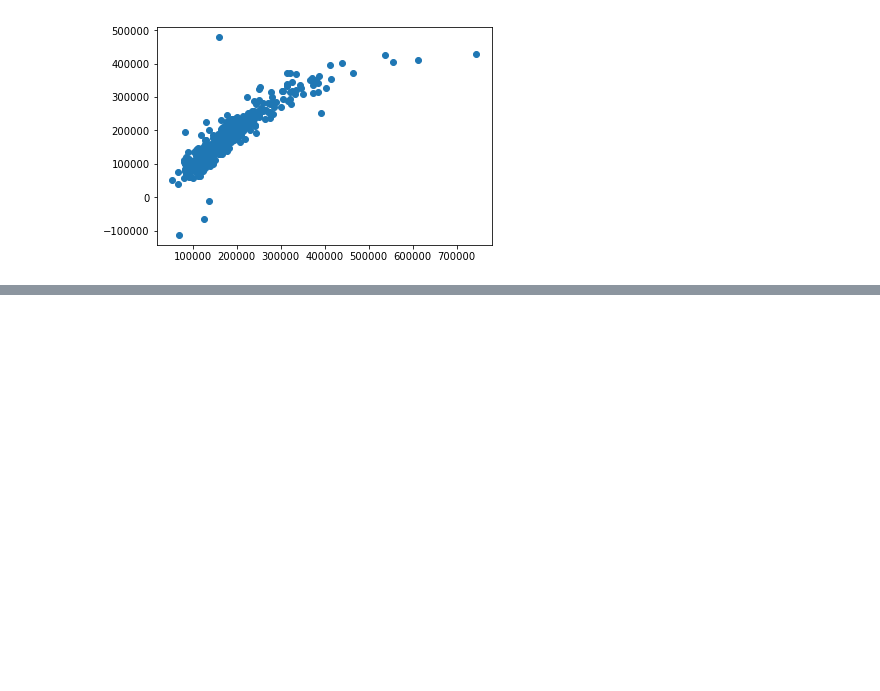
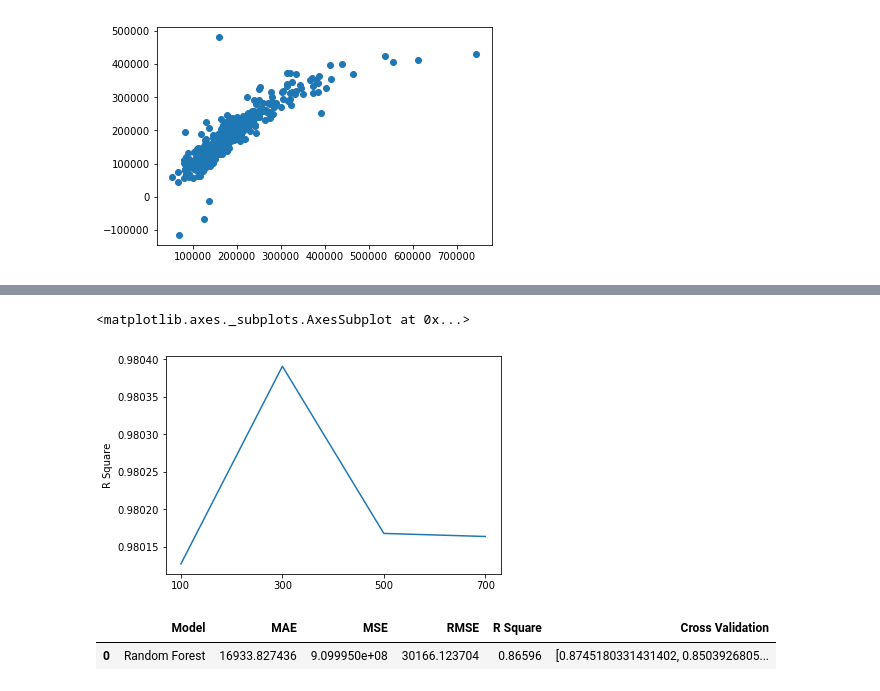
Before and after one commit to QIUYAN08042/NZseek_project, a Jupyter notebook: ML_House_price/House_Price_Pre.ipynb, the cells around one changed output, grey strips where cells are left out. Saved outputs shown, nothing was run; the diff lists cells and outputs as text; code cells hidden in the pictures; blank space fills up the shorter version.

Commit message:
update randomforestregressor

```diff
--- a/ML_House_price/House_Price_Pre.ipynb
+++ b/ML_House_price/House_Price_Pre.ipynb
@@ -444,0 +489,6 @@ from sklearn.preprocessing import PolynomialFeatures
+# %%
+estimators=['100','300','500','700']
+
+df_rf_test = pd.DataFrame(index=estimators,columns=['MAE','MSE','RMSE','R Square'])
+
+df_rf_train = pd.DataFrame(index=estimators,columns=['MAE','MSE','RMSE','R Square'])
@@ -444,0 +518,12 @@ from sklearn.preprocessing import PolynomialFeatures
+# %%
+sns.lineplot(data=df_rf_train,x=df_rf_train.index,y=df_rf_train['R Square'].astype(float))
+# %% [output]
+<matplotlib.axes._subplots.AxesSubplot at 0x...>
+[figure, added]
+# %%
+evaluate_df_rf = pd.DataFrame(data=[["Random Forest",*evaluate(y_test,pred_test_rf),cross_val(RandomForestRegressor())]],
+                      columns=['Model','MAE','MSE','RMSE','R Square','Cross Validation'])#We can use this function to see the rating of the model.
+evaluate_df_rf
+# %% [output]
+|  | Model | MAE | MSE | RMSE | R Square | Cross Validation |
+| 0 | Random Forest | 16933.827436 | 9.099950e+08 | 30166.123704 | 0.86596 | [0.8745180331431402, 0.8503926805... |
```
Also changed, not shown: parts of 21 cells of this notebook.
